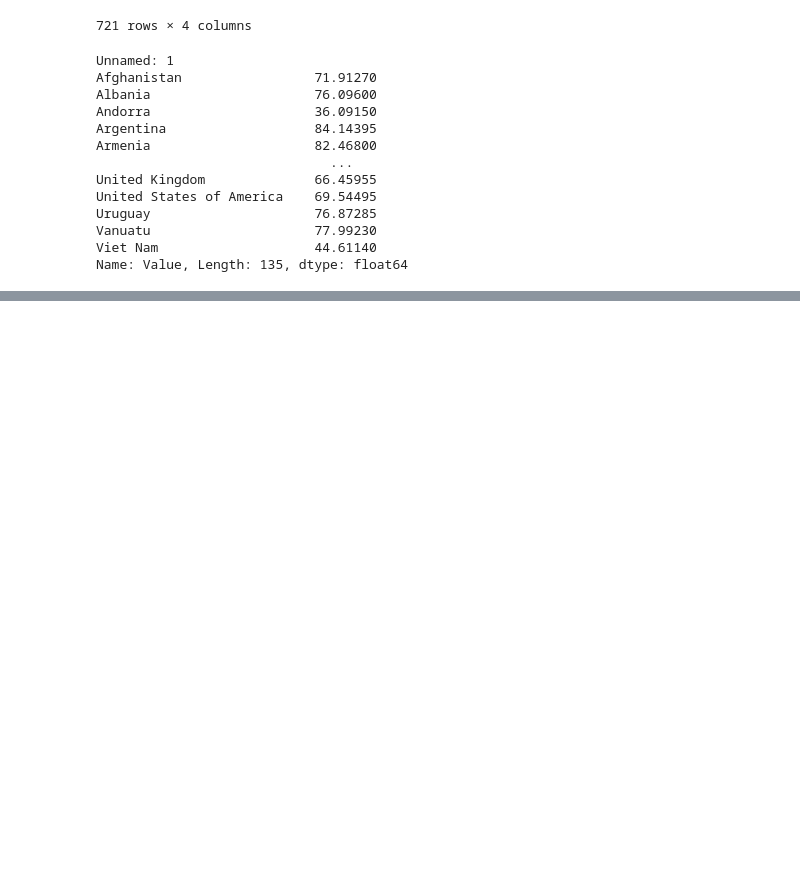
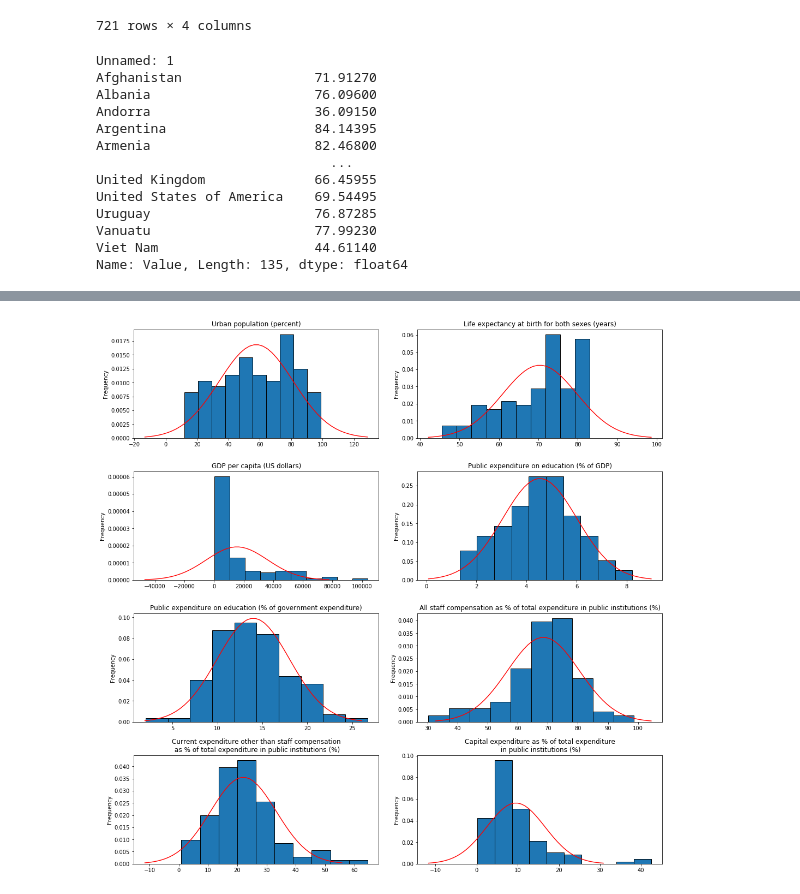
Before and after one commit to nikjals/1-esej, a Jupyter notebook: Esej.ipynb, the cells around one changed output, grey strips where cells are left out. Cells and saved outputs as stored; diff of their text form; code cells hidden in the pictures; blank space fills up the shorter version.

```diff
--- a/Esej.ipynb
+++ b/Esej.ipynb
@@ -221,3 +231,3 @@ data
 238 rows × 8 columns
 # %%
-data.dropna()
+data.dropna(inplace=True)
@@ -307,0 +297,8 @@ import pycountry
+# %%
+import pycountry
+import matplotlib.pyplot as plt
+import scipy.stats as scs
+#%matplotlib inline
+plt.rcParams['figure.max_open_warning'] = 50
+%matplotlib agg
+#%matplotlib -l
@@ -307,0 +330,36 @@ import pycountry
+# %%
+def crtaj_histogram(data, stupci={}):
+    '''Funkcija prima DataFrame i crta histograme frekvencija svih stupaca zajedno sa funkcijom gustoce normalne razdiobe.
+    Dodatni (opcionalni) parametar stupci je dictionary kojim se mogu zadavati imena histograma različita od imena stupaca u tablici.
+    Ako je parametar stupci prazan rijecnik, onda su imena histograma imena stupaca u tablici.'''
+
+    test = lambda br_stupaca : int(br_stupaca/2)+1 if br_stupaca % 2 else int(br_stupaca/2)
+    m = test(len(data.columns)) #Broj redaka u subplots
+
+    hist, ax = plt.subplots(m, 2, figsize=(15,15))
+    hist.tight_layout(pad=4.0)
+    j=0
+    for row in ax:
+        for axis in row:
+            if (j<len(data.columns)):
+                axis.hist(data.iloc[:,j], density=True, ec = 'black')
+
+                mu, sigma = data.iloc[:,j].mean(), data.iloc[:,j].std()
+                x = np.linspace(mu - 3*sigma, mu+3*sigma) #znamo da je u normalnoj distribuciji preko 99% podataka na udaljenosti manjoj od 3*std
+                y = scs.norm.pdf(x, mu, sigma)
+                axis.plot(x, y, color='red', lw=1.4)
+
+                if not bool(stupci): #ako je dict prazan, ispisujem imena stupaca
+                    axis.set_title(data.columns[j])
+                else: #inace koristi dict
+                    axis.set_title(stupci[data.columns[j]])
+                axis.set_ylabel('Frequency')
+                axis.set_xlabel('')
+            else:
+                axis.remove()
+            j+=1
+    return hist
+# %%
+crtaj_histogram(data, stupci)
+# %% [output]
+[figure, added]
```
Also changed, not shown: parts of 31 cells of this notebook, 1 other file.
